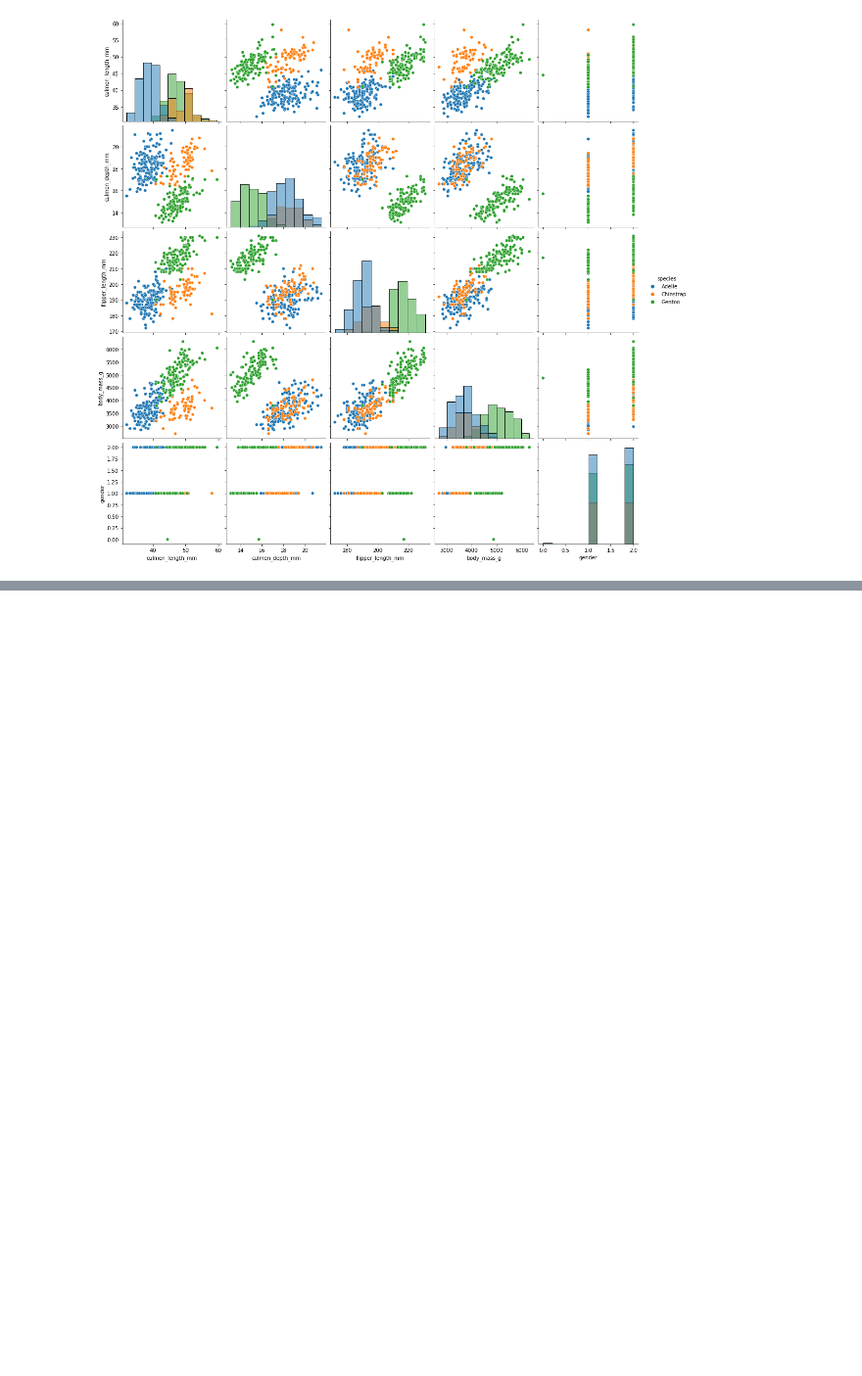
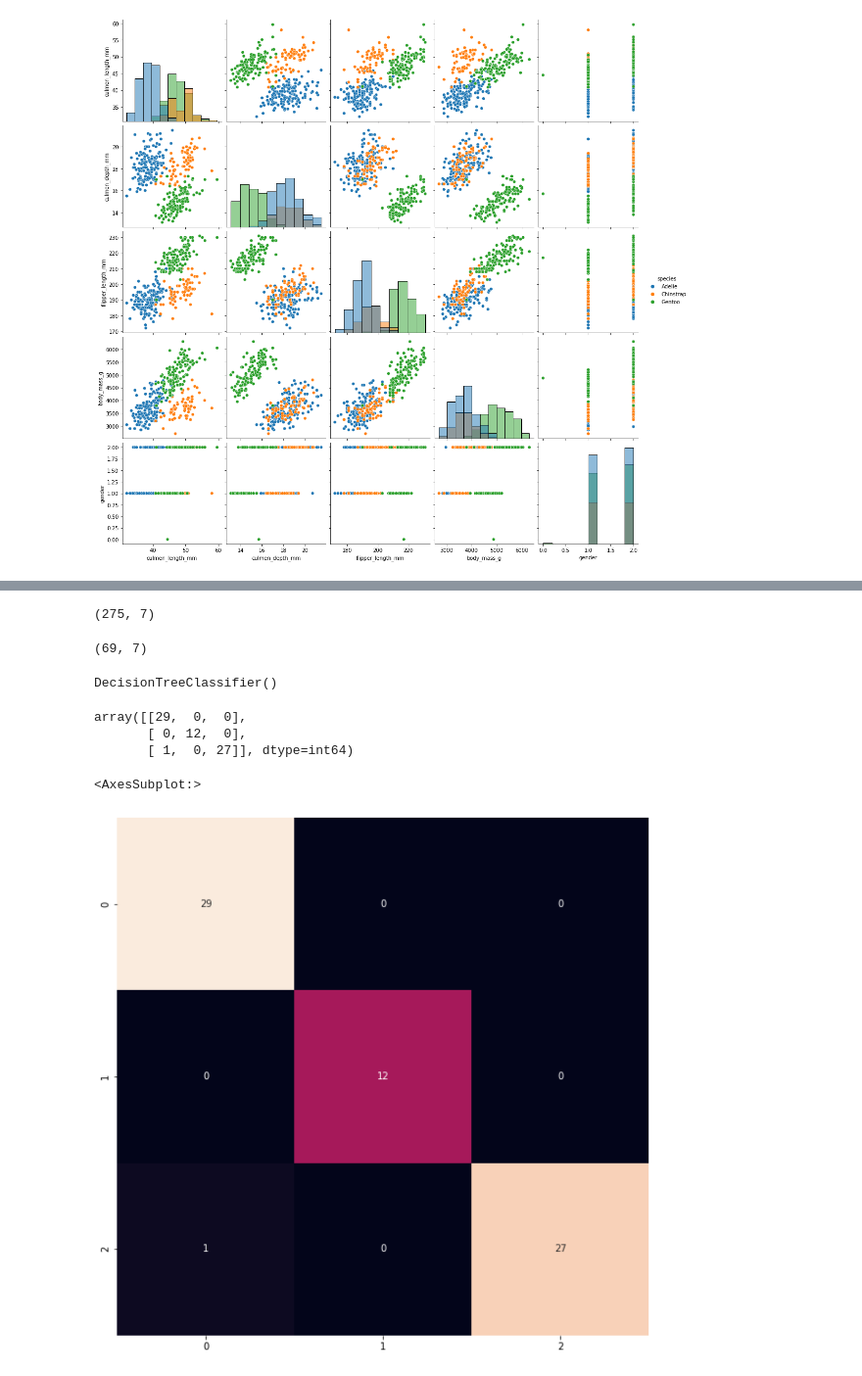
Before and after one commit to fyildirgan/visiual_studio_pandas_exc, a Jupyter notebook: tablosal_ilk_proje_ders_fako.ipynb, the cells around one changed output, grey strips where cells are left out. Shown at 98% size. Cells and saved outputs as stored; diff of their text form; code cells hidden in the pictures; blank space fills up the shorter version.

```diff
--- a/tablosal_ilk_proje_ders_fako.ipynb
+++ b/tablosal_ilk_proje_ders_fako.ipynb
@@ -207,0 +292,3 @@ sns.pairplot(df, hue='species', height=3, diag_kind='hist')
+# %%
+le = LabelEncoder()
+target_encoded = le.fit_transform(target)
@@ -207,0 +297,10 @@ sns.pairplot(df, hue='species', height=3, diag_kind='hist')
+# %%
+X_train, X_test, y_train, y_test = train_test_split(features, target_encoded, test_size=0.2, random_state=41)
+# %%
+X_train.shape
+# %% [output]
+(275, 7)
+# %%
+X_test.shape
+# %% [output]
+(69, 7)
@@ -207,0 +310,19 @@ sns.pairplot(df, hue='species', height=3, diag_kind='hist')
+# %%
+tree = DecisionTreeClassifier()
+tree.fit(X_train, y_train)
+# %% [output]
+DecisionTreeClassifier()
+# %%
+predict = tree.predict(X_test)
+# %%
+confusion_matrix(y_test, predict)
+# %% [output]
+array([[29,  0,  0],
+       [ 0, 12,  0],
+       [ 1,  0, 27]], dtype=int64)
+# %%
+plt.figure(figsize=(10, 10))
+sns.heatmap(confusion_matrix(y_test, predict), annot=True, cbar=False)
+# %% [output]
+<AxesSubplot:>
+[figure, added]
```
Also changed, not shown: parts of 19 cells of this notebook.
